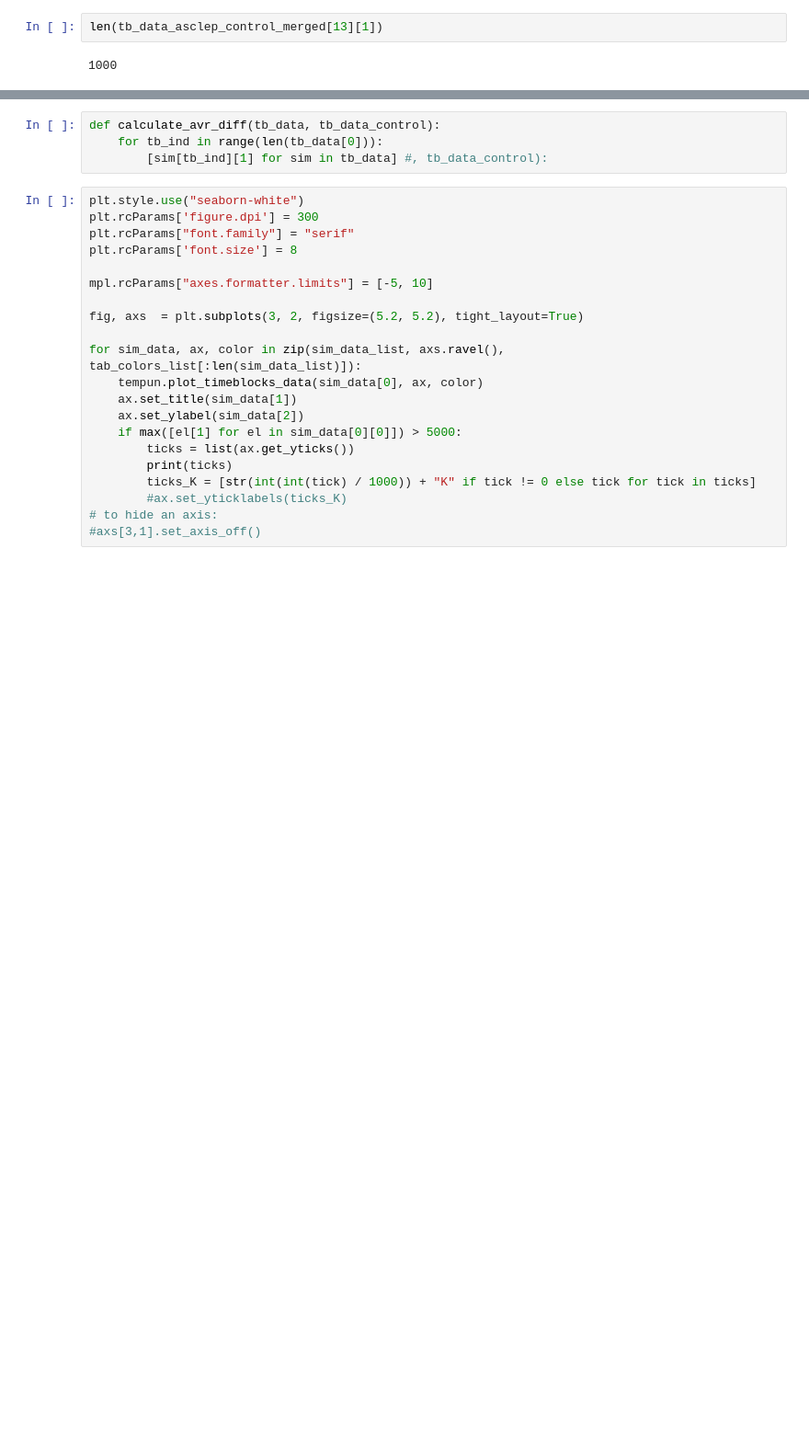
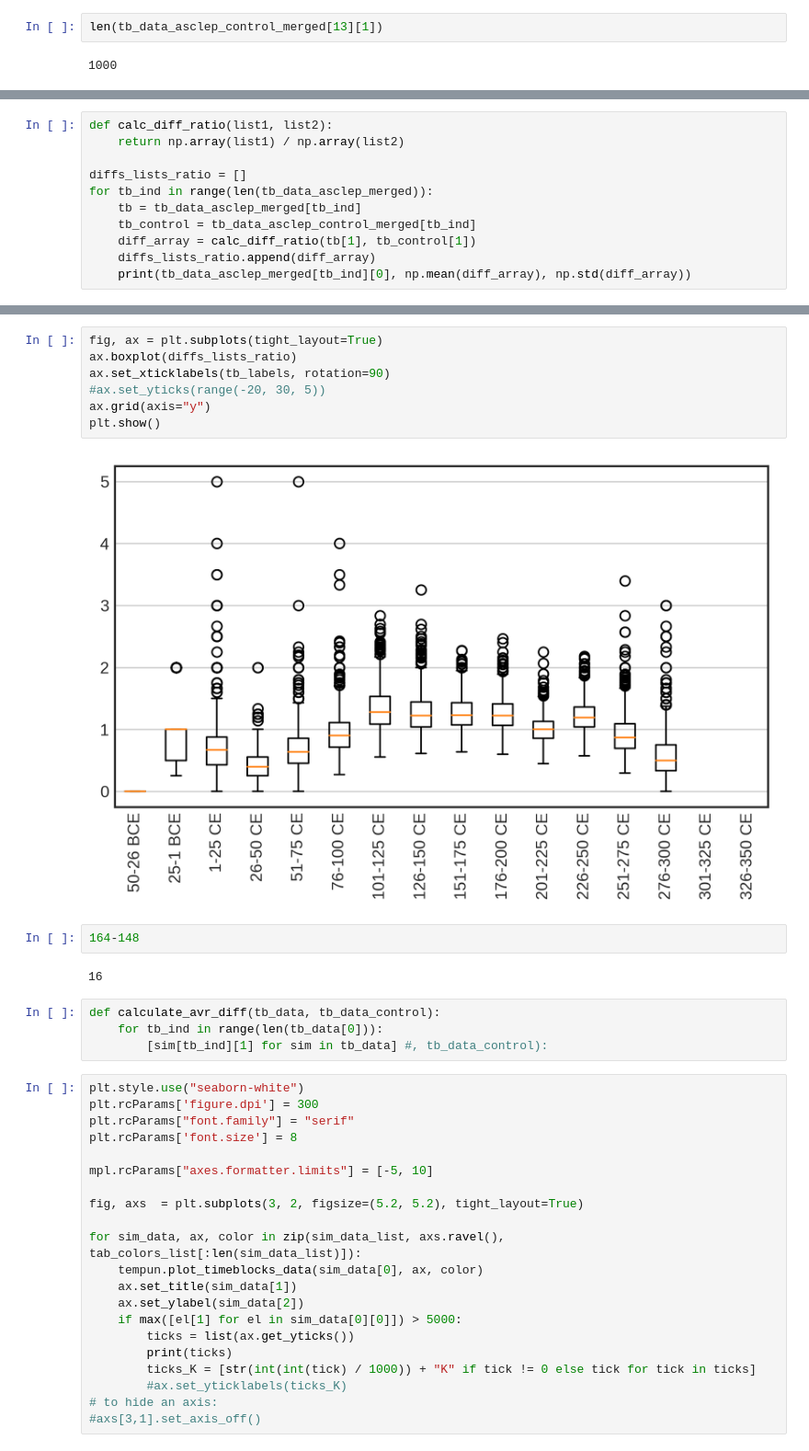
Before and after one commit to sdam-au/ASCNET, a Jupyter notebook: scripts/2_temporal.ipynb, the cells around one changed output, grey strips where cells are left out. Shown at 92% size. Cells and saved outputs as stored; diff of their text form; blank space fills up the shorter version.

```diff
--- a/scripts/2_temporal.ipynb
+++ b/scripts/2_temporal.ipynb
@@ -546,0 +654,11 @@ for tb_ind in range(len(tb_data_asclep_merged)):
+# %%
+def calc_diff_ratio(list1, list2):
+    return np.array(list1) / np.array(list2)
+
+diffs_lists_ratio = []
+for tb_ind in range(len(tb_data_asclep_merged)):
+    tb = tb_data_asclep_merged[tb_ind]
+    tb_control = tb_data_asclep_control_merged[tb_ind]
+    diff_array = calc_diff_ratio(tb[1], tb_control[1])
+    diffs_lists_ratio.append(diff_array)
+    print(tb_data_asclep_merged[tb_ind][0], np.mean(diff_array), np.std(diff_array))
@@ -547,3 +682,16 @@ for tb_ind in range(len(tb_data_asclep_merged)):
+# %%
+fig, ax = plt.subplots(tight_layout=True)
+ax.boxplot(diffs_lists_ratio)
+ax.set_xticklabels(tb_labels, rotation=90)
+#ax.set_yticks(range(-20, 30, 5))
+ax.grid(axis="y")
+plt.show()
+# %% [output]
+[figure, added]
+# %%
+164-148
+# %% [output]
+16
 # %%
 def calculate_avr_diff(tb_data, tb_data_control):
     for tb_ind in range(len(tb_data[0])):
```
Also changed, not shown: parts of 24 cells of this notebook, 1 other file.
